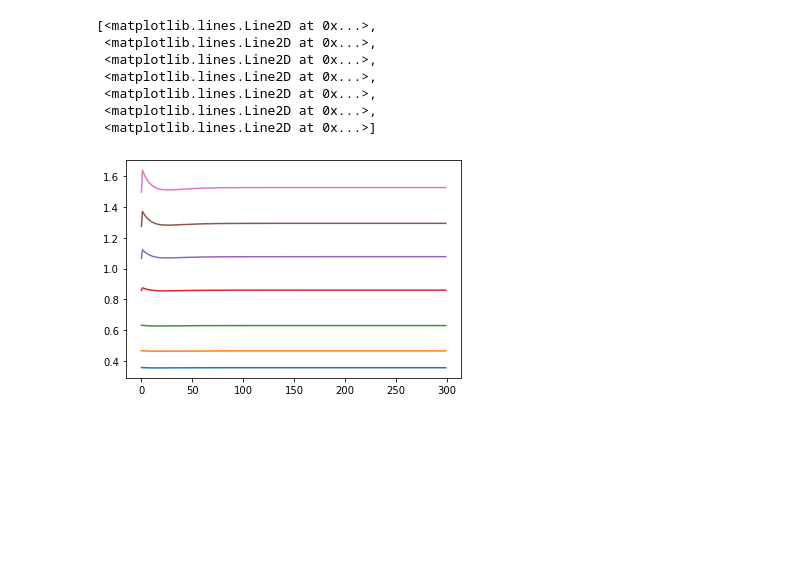
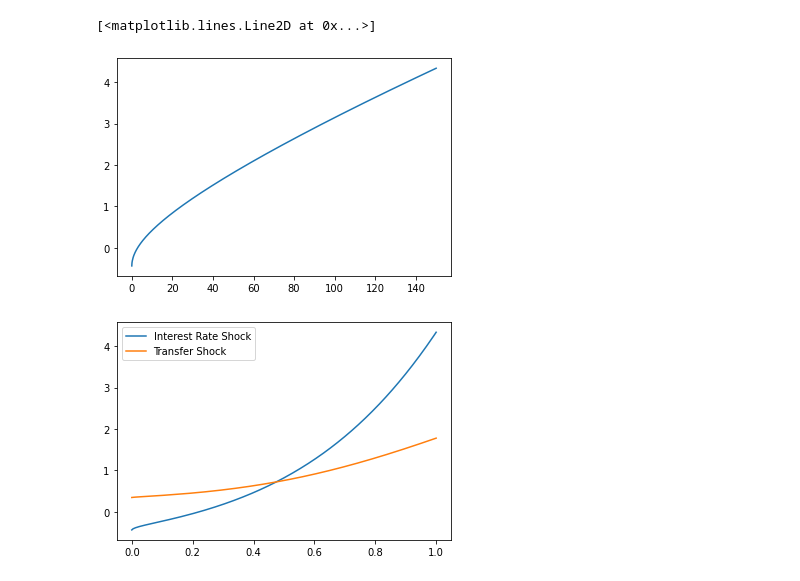
Before and after one commit to danmrc/sequence-jacobian, a Jupyter notebook: notebooks/5. Distributions.ipynb, the cells around one changed output. Saved outputs shown, nothing was run; the diff lists cells and outputs as text; code cells hidden in the pictures; blank space fills up the shorter version.

```diff
--- a/notebooks/5. Distributions.ipynb
+++ b/notebooks/5. Distributions.ipynb
@@ -16,7 +16,7 @@ def household_guess(a_grid,r,z_grid,gamma,T):
 @het(exogenous = 'Pi',policy = 'a', backward = 'V_prime', backward_init = household_guess)
 def household(V_prime_p,a_grid,z_grid,e_grid,r,T,beta,gamma,v,tauc):
 
-    c_prime = (beta * V_prime_p) ** (-1/gamma) # c_prime is the new guess for c_t
+    c_prime = (beta *(1+tauc)* V_prime_p) ** (-1/gamma) # c_prime is the new guess for c_t
 
     new_grid = (1 + tauc) * c_prime + a_grid[np.newaxis,:] - z_grid[:,np.newaxis] - T[:,np.newaxis]
     wel = (1 + r) * a_grid
@@ -24,7 +24,7 @@ def household(V_prime_p,a_grid,z_grid,e_grid,r,T,beta,gamma,v,tauc):
     c = interpolate.interpolate_y(new_grid,wel,c_prime)
 
     a = wel + z_grid[:,np.newaxis] + T[:,np.newaxis] - (1 + tauc) * c
-    V_prime = (1 + r) * c ** (-gamma)
+    V_prime = (1 + r)/(1+tauc) * c ** (-gamma)
 
     # checks for violations of the condition of minimal assets required and fixes it
     indexes_asset = np.nonzero(a < a_grid[0]) #first dimension: labor grid, second dimension: asset grid
@@ -33,7 +33,7 @@ def household(V_prime_p,a_grid,z_grid,e_grid,r,T,beta,gamma,v,tauc):
         a[indexes_asset] = a_grid[0]
         c[indexes_asset] = (wel[indexes_asset[1]] + z_grid[indexes_asset[0]]
                             + T[indexes_asset[0]] - a[indexes_asset])/(1+tauc)
-        V_prime[indexes_asset] = (1 + r) * (c[indexes_asset]) ** (-gamma)
+        V_prime[indexes_asset] = (1 + r)/(1+tauc) * (c[indexes_asset]) ** (-gamma)
 
     uce = e_grid[:,np.newaxis] * c ** (-gamma)
 
@@ -107,7 +107,7 @@ hank_ss = create_model(blocks_ss, name = "One-Asset HANK SS")
 calibration = {'gamma': 1.0, 'v': 2.0, 'rho_e': 0.966, 'sd_e': 0.5, 'nE': 7,
                'amin': 0, 'amax': 150, 'nA': 500, 'Y': 1.0, 'Z': 1.0, 'pi': 0.0,
                'mu': 1.2, 'kappa': 0.1, 'rstar': 0.005, 'phi_pi': 0.0, 'B': 6.0,
-               'kw': 0.0025, 'muw': 1.2, 'N': 1.0, 'tauc': 0.2, 'taun': 0.0}
+               'kw': 0.0025, 'muw': 1.2, 'N': 1.0, 'tauc': 0.1, 'taun': 0.0}
 
 unknowns_ss = {'beta': 0.986, 'Transfer': -0.03}
 targets_ss = {'asset_mkt': 0, 'govt_res': 0}
@@ -152,16 +140,0 @@ tauc = ss0['tauc']
-# %%
-c_steady = ss0.internals['household']['c']
-r_steady = ss0['r']
-Transfer_steady = ss0['Transfer']
-Div_steady = ss0['Div']
-T_steady = transfers(pi_e,Div_steady,Transfer_steady,e_grid)
-w_steady = ss0['w']
-N_steady = ss0['N']
-
-V_prime_p = (1+r_steady)*c_steady**(-gamma)
-V_prime_p = Pi@V_prime_p
-# %%
-for i in range(1):
-
-    V_prime_p_temp, _, c, _ = household_d(V_prime_p,a_grid,z_grid,e_grid,r_steady,T_steady,beta,gamma,v,tauc)
-    V_prime_p = ss0.internals['household']['Pi']@V_prime_p_temp
@@ -272,8 +403,7 @@ T_steady = transfers(pi_e,Div_steady,Transfer_steady,e_grid)
 w_steady = ss0['w']
 N_steady = ss0['N']
 
-rhos = 0.9
-drstar = -0.0025 * rhos ** (np.arange(T)[:, np.newaxis])
+drstar = -0.02 * rhos ** (np.arange(T)[:, np.newaxis])
 
 path_w = w_steady + G['w']['rstar']@drstar
 path_r = r_steady + G['r']['rstar']@drstar
@@ -282,3 +412,18 @@ path_n = N_steady + G['N']['rstar']@drstar
 
 V_prime_p = (1+r_steady)*c_steady**(-gamma)
 all_c = np.zeros((nE,nA,T))
+
+for t in range(299,-1,-1):
+    #print(t)
+    V_prime_p,_,c,_ = iterate_household(household_d,V_prime_p,Pi,a_grid,path_w[t],path_n[t],taun,pi_e,
+                            e_grid,path_r[t],path_div[t],Transfer_steady,beta,gamma,v,tauc)
+    all_c[:,:,t] = c
+
+all_c_devi = np.copy(all_c)
+
+for l in range(T):
+
+    all_c_devi[:,:,l] = all_c[:,:,l] - c_steady
+
+c_full_dist = np.sum(all_c_devi,2)
+c_asset_dist = pi_e@c_full_dist
@@ -320,11 +430,5 @@ plt.show()
-# %%
-plt.plot(all_c[:,0,:].T)
-# %% [output]
-[<matplotlib.lines.Line2D at 0x...>,
- <matplotlib.lines.Line2D at 0x...>,
- <matplotlib.lines.Line2D at 0x...>,
- <matplotlib.lines.Line2D at 0x...>,
- <matplotlib.lines.Line2D at 0x...>,
- <matplotlib.lines.Line2D at 0x...>,
- <matplotlib.lines.Line2D at 0x...>]
-[figure, removed]
+# %%
+plt.plot(a_grid,c_asset_dist)
+# %% [output]
+[<matplotlib.lines.Line2D at 0x...>]
+[figure, added]
@@ -330,0 +437,9 @@ plt.plot(all_c[:,0,:].T)
+# %%
+wealth_perc = grids.agrid(amin = 0,amax=1,n=nA)
+
+plt.plot(wealth_perc,c_asset_dist, label = "Interest Rate Shock")
+plt.plot(wealth_perc,c_asset_dist_t, label = "Transfer Shock")
+plt.legend()
+plt.show()
+# %% [output]
+[figure, added]
```
Also changed, not shown: parts of 13 cells of this notebook, 1 other file.
